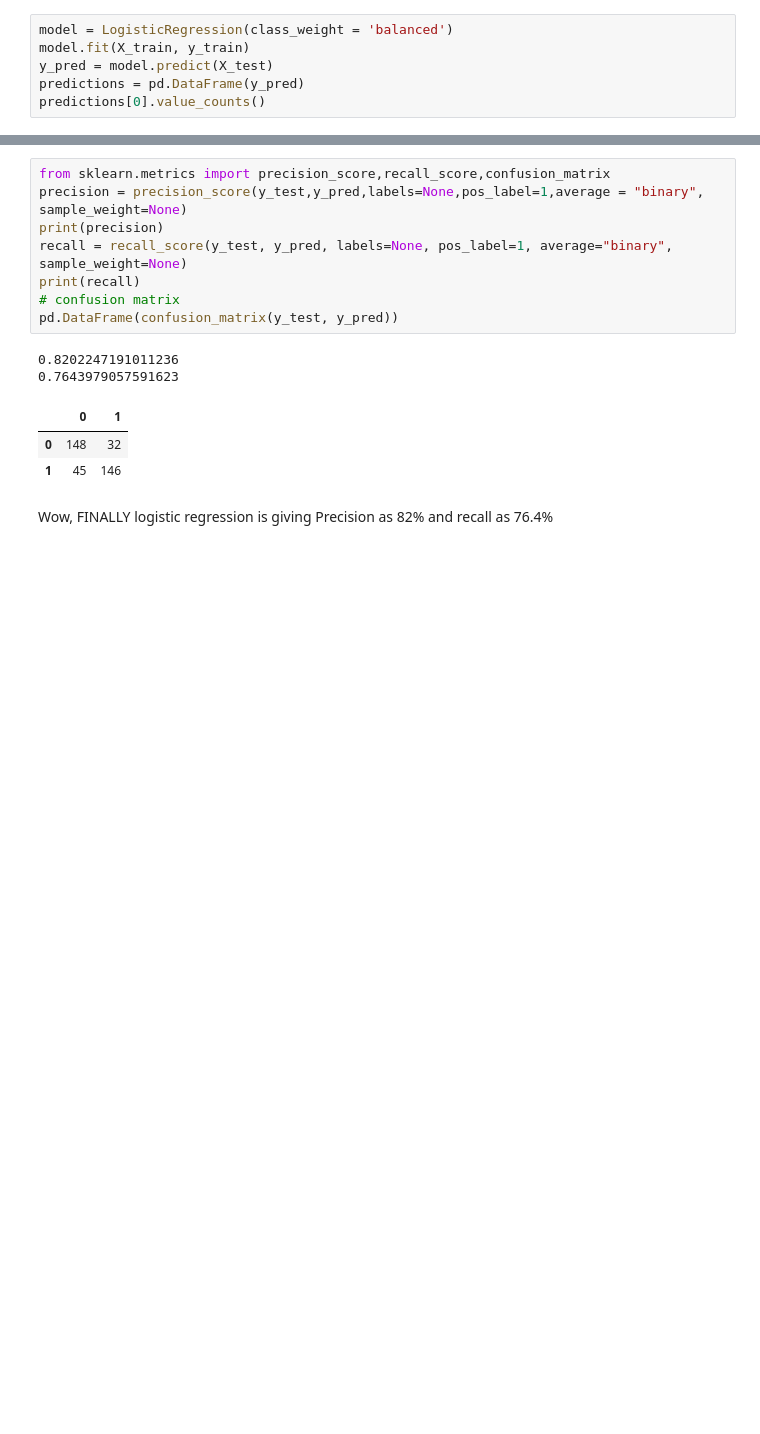
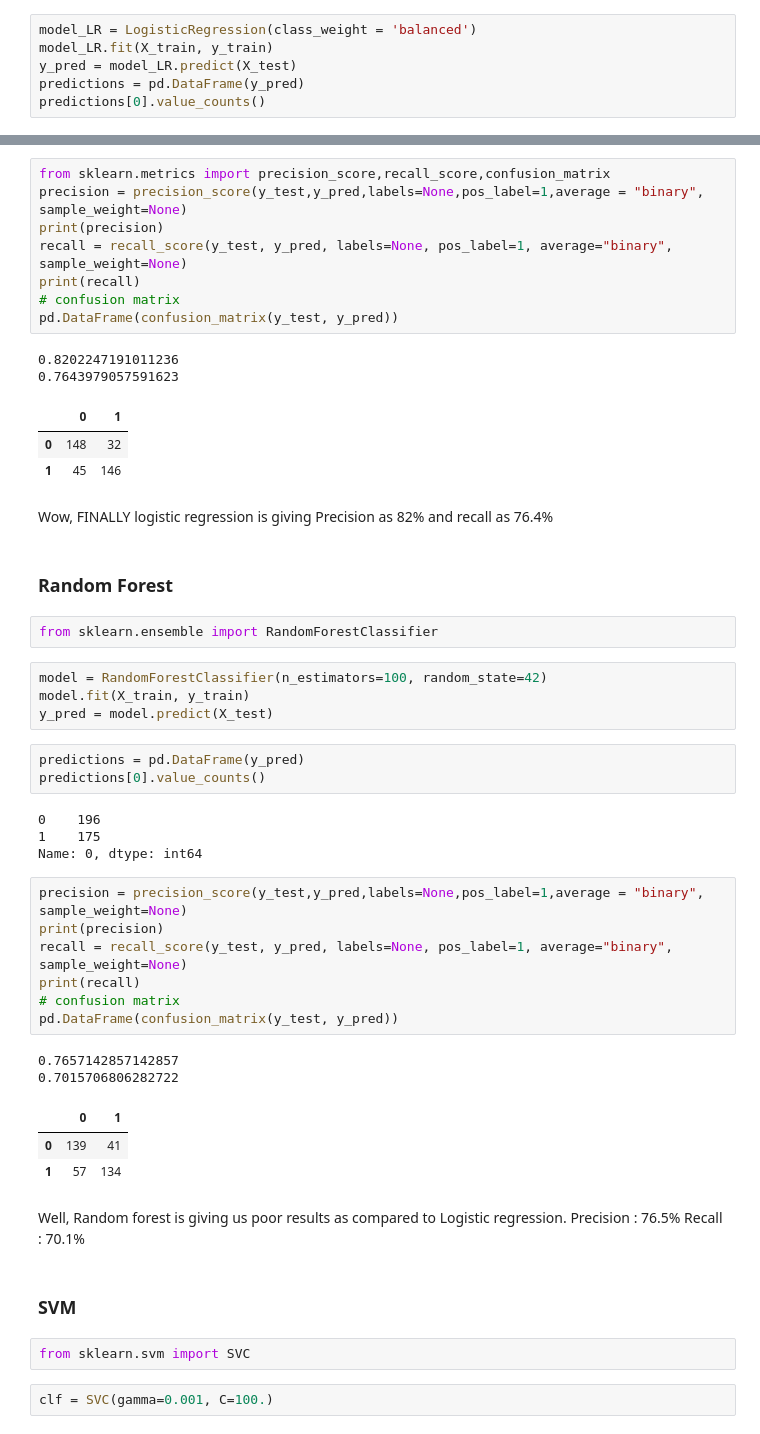
Before and after one commit to prernasinghal88/Are-you-sure-to-Insure-, a Jupyter notebook: Insurer_submission.ipynb, the cells around one changed output, grey strips where cells are left out. Cells and saved outputs as stored; diff of their text form; blank space fills up the shorter version.

```diff
--- a/Insurer_submission.ipynb
+++ b/Insurer_submission.ipynb
@@ -537,9 +537,9 @@ x_undersample = undersample.drop(['Claim'],axis =1)
 from sklearn.model_selection import train_test_split
 X_train, X_test, y_train, y_test = train_test_split(x_undersample, y_undersample, test_size = 0.25, random_state = 0)
 # %%
-model = LogisticRegression(class_weight = 'balanced')
-model.fit(X_train, y_train)
-y_pred = model.predict(X_test)
+model_LR = LogisticRegression(class_weight = 'balanced')
+model_LR.fit(X_train, y_train)
+y_pred = model_LR.predict(X_test)
 predictions = pd.DataFrame(y_pred)
 predictions[0].value_counts()
 # %% [output]
@@ -562,3 +562,41 @@ pd.DataFrame(confusion_matrix(y_test, y_pred))
 | 1 | 45 | 146 |
 # %% [markdown]
 Wow, FINALLY logistic regression is giving Precision as 82% and recall as 76.4%
+# %% [markdown]
+### Random Forest
+# %%
+from sklearn.ensemble import RandomForestClassifier
+# %%
+model = RandomForestClassifier(n_estimators=100, random_state=42)
+model.fit(X_train, y_train)
+y_pred = model.predict(X_test)
+# %%
+predictions = pd.DataFrame(y_pred)
+predictions[0].value_counts()
+# %% [output]
+0    196
+1    175
+Name: 0, dtype: int64
+# %%
+precision = precision_score(y_test,y_pred,labels=None,pos_label=1,average = "binary", sample_weight=None)
+print(precision)
+recall = recall_score(y_test, y_pred, labels=None, pos_label=1, average="binary", sample_weight=None)
+print(recall)
+# confusion matrix
+pd.DataFrame(confusion_matrix(y_test, y_pred))
+# %% [output]
+0.7657142857142857
+0.7015706806282722
+|  | 0 | 1 |
+| 0 | 139 | 41 |
+| 1 | 57 | 134 |
+# %% [markdown]
+Well, Random forest is giving us poor results as compared to Logistic regression.
+Precision : 76.5%
+Recall : 70.1%
+# %% [markdown]
+### SVM
+# %%
+from sklearn.svm import SVC
+# %%
+clf = SVC(gamma=0.001, C=100.)
```
Also changed, not shown: parts of 16 cells of this notebook.
